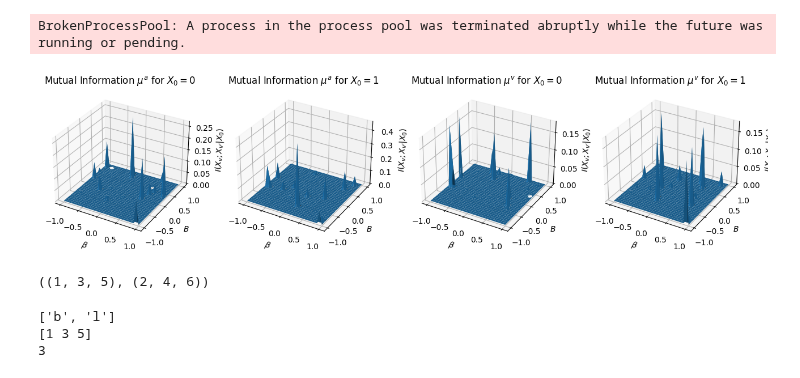
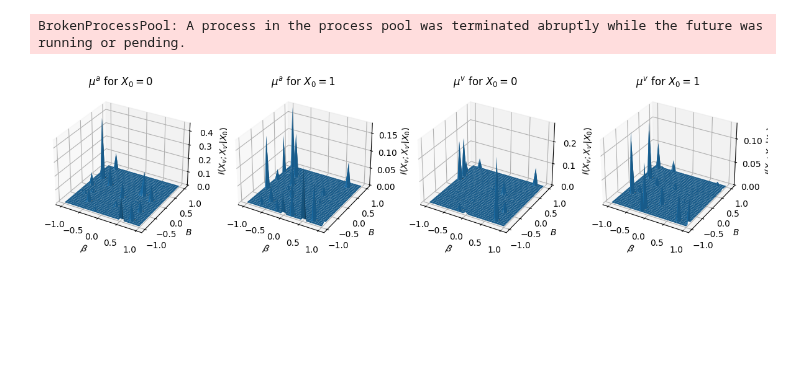
Before and after one commit to YizhongHu/statistical_mechanics_on_graphs, a Jupyter notebook: src/ising_bipartite.ipynb, the cells around one changed output. Drawn from its saved outputs; the diff is of its cells as text; code cells hidden in the pictures; blank space fills up the shorter version.

Commit message:
ising bipartite CI l3k3

```diff
--- a/src/ising_bipartite.ipynb
+++ b/src/ising_bipartite.ipynb
@@ -407,51 +407,50 @@ AttributeError: Can't get attribute 'func' on <module '__main__' (built-in)>
     return _ForkingPickler.loads(res)
 AttributeError: Can't get attribute 'func' on <module '__main__' (built-in)>
 BrokenProcessPool: A process in the process pool was terminated abruptly while the future was running or pending.
+# %%
+l, k = 3, 3
+with open(f"../data/ising_bptt/{l=}_{k=}.npz", "rb") as f:
+    npzfile = np.load(f)
+    betam = npzfile['betam']
+    Bm = npzfile['Bm']
+    mutual_info_a_0 = npzfile['mia0']
+    mutual_info_a_1 = npzfile['mia1']
+    mutual_info_v_0 = npzfile['miv0']
+    mutual_info_v_1 = npzfile['miv1']
 # %%
-fig = plt.figure(figsize=(16, 4))
+fig = plt.figure(figsize=(12, 3))
 ax1 = fig.add_subplot(141, projection='3d')
+ax2 = fig.add_subplot(142, projection='3d')
+ax3 = fig.add_subplot(143, projection='3d')
+ax4 = fig.add_subplot(144, projection='3d')
+fig.tight_layout()
+
 ax1.plot_surface(betam, Bm, mutual_info_a_0.reshape(31, 31))
 ax1.set_xlabel('$\\beta$')
 ax1.set_ylabel('$B$')
 ax1.set_zlabel('$I(X_v; X_{v\'} | X_0)$')
-ax1.set_title('Mutual Information $\mu^a$ for $X_0=0$')
-ax2 = fig.add_subplot(142, projection='3d')
+ax1.set_title('$\mu^a$ for $X_0=0$')
+
 ax2.plot_surface(betam, Bm, mutual_info_a_1.reshape(31, 31))
 ax2.set_xlabel('$\\beta$')
 ax2.set_ylabel('$B$')
 ax2.set_zlabel('$I(X_v; X_{v\'} | X_0)$')
-ax2.set_title('Mutual Information $\mu^a$ for $X_0=1$')
-ax3 = fig.add_subplot(143, projection='3d')
+ax2.set_title('$\mu^a$ for $X_0=1$')
+
 ax3.plot_surface(betam, Bm, mutual_info_v_0.reshape(31, 31))
 ax3.set_xlabel('$\\beta$')
 ax3.set_ylabel('$B$')
 ax3.set_zlabel('$I(X_v; X_{v\'} | X_0)$')
-ax3.set_title('Mutual Information $\mu^v$ for $X_0=0$')
-ax4 = fig.add_subplot(144, projection='3d')
+ax3.set_title('$\mu^v$ for $X_0=0$')
+
 ax4.plot_surface(betam, Bm, mutual_info_v_1.reshape(31, 31))
 ax4.set_xlabel('$\\beta$')
 ax4.set_ylabel('$B$')
 ax4.set_zlabel('$I(X_v; X_{v\'} | X_0)$')
-ax4.set_title('Mutual Information $\mu^v$ for $X_0=1$')
+ax4.set_title('$\mu^v$ for $X_0=1$')
 
-plt.savefig(f'../img/Ising_bptt/CI_l{l}_k{k}.png')
+fig.tight_layout()
+
+# plt.savefig(f'../img/Ising_bptt/CI_l{l}_k{k}.png')
 # %% [output]
-[figure, old version]
+[figure, new version]
-# %%
-a = [(1, 2), (3, 4), (5, 6)]
-b, c = zip(*a)
-with open('test.npz', 'wb+') as file:
-    np.savez(file, b=b, l=3)
-b, c
-# %% [output]
-((1, 3, 5), (2, 4, 6))
-# %%
-with open('test.npz', 'rb') as file:
-    npzfile = np.load('test.npz')
-print(npzfile.files)
-print(npzfile['b'])
-print(npzfile['l'])
-# %% [output]
-['b', 'l']
-[1 3 5]
-3
```
Also changed, not shown: 3 other files.
